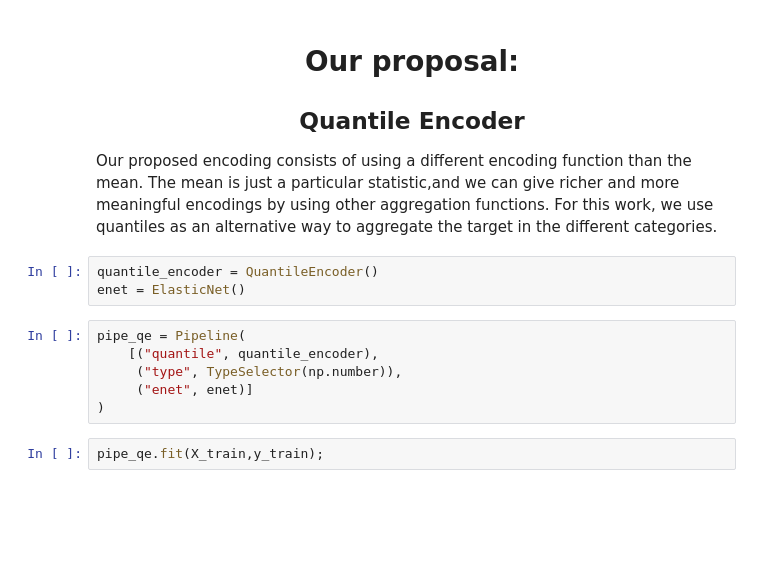
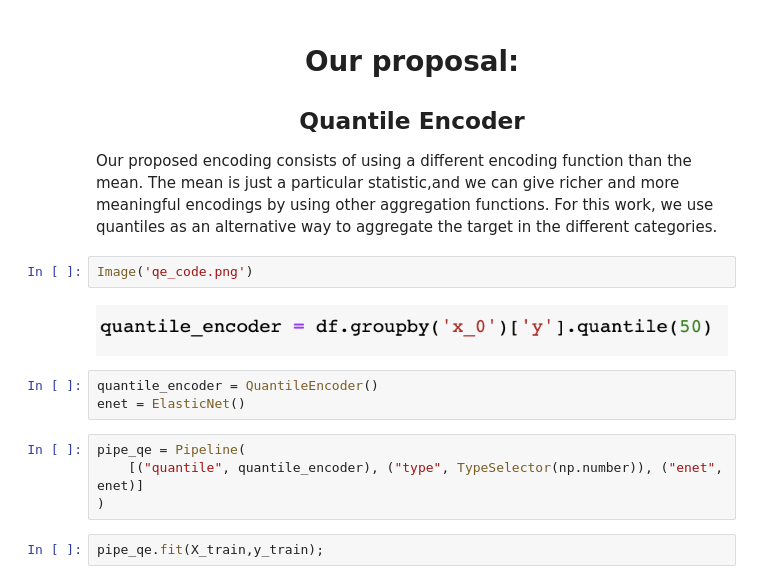
Before and after one commit to cmougan/Presentations, a Jupyter notebook: QuantileEncoder/QE_presentation.ipynb, the cells around one changed output. Cells and saved outputs as stored; diff of their text form; blank space fills up the shorter version.

Commit message:
qe image

```diff
--- a/QuantileEncoder/QE_presentation.ipynb
+++ b/QuantileEncoder/QE_presentation.ipynb
@@ -223,14 +223,16 @@ Pipeline(pipe_te.steps[:-1]).transform(X_train).head()
 
 
 Our proposed encoding consists of using a different encoding function than the mean. The mean is just a particular statistic,and we can give richer and more meaningful encodings by using  other  aggregation  functions.   For  this  work,  we  use quantiles as an alternative way to aggregate the target in the different categories.
+# %%
+Image('qe_code.png')
+# %% [output]
+[figure, added]
 # %%
 quantile_encoder = QuantileEncoder()
 enet = ElasticNet()
 # %%
 pipe_qe = Pipeline(
-    [("quantile", quantile_encoder),
-     ("type", TypeSelector(np.number)),
-     ("enet", enet)]
+    [("quantile", quantile_encoder), ("type", TypeSelector(np.number)), ("enet", enet)]
 )
 # %%
 pipe_qe.fit(X_train,y_train);
```
Also changed, not shown: parts of 1 cell of this notebook.
